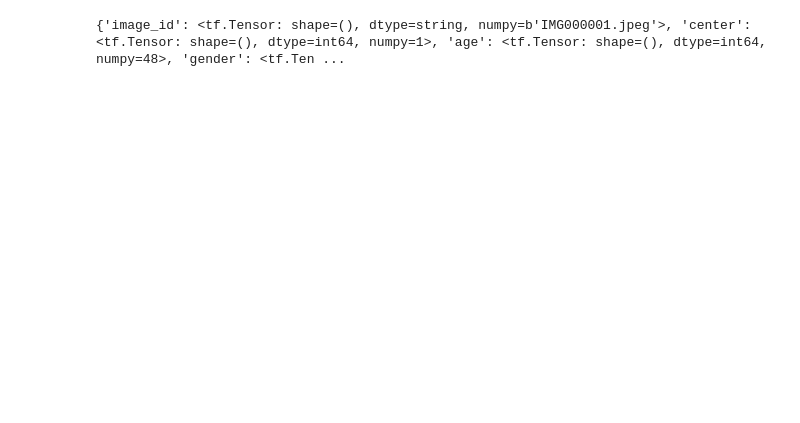
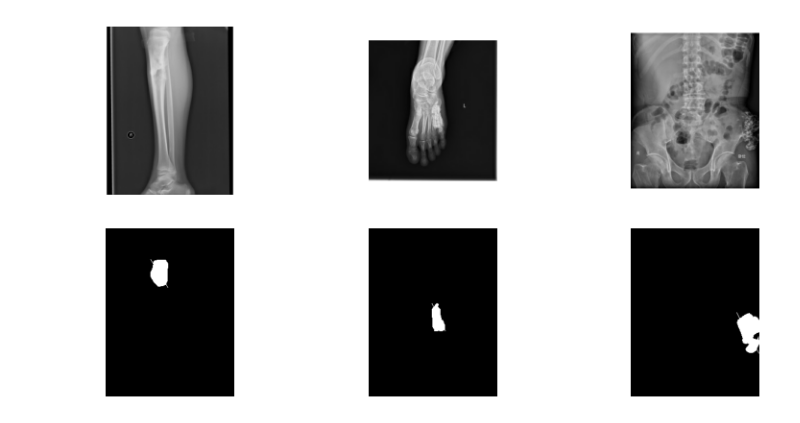
Before and after one commit to dght1104/CCNLTHD, a Jupyter notebook: Bone_Tumor/train.ipynb, the cells around one changed output. Drawn from its saved outputs; the diff is of its cells as text; code cells hidden in the pictures; blank space fills up the shorter version.

Commit message:
Kaggle Notebook | training_mask_segnet | Version 2

```diff
--- a/Bone_Tumor/train.ipynb
+++ b/Bone_Tumor/train.ipynb
@@ -4,21 +11,7 @@ import pandas as pd
 # %%
-# Đọc tệp Excel bằng pandas
+# Đọc tệp Excel vào DataFrame
 file_path = "/kaggle/input/btxrd-v3/classification.xlsx"  # Đường dẫn đến file Excel
+df = pd.read_excel(file_path)
+
+img_directory = '/kaggle/input/btxrd-v3/images'
+mask_directory = '/kaggle/input/btxrd-v3/masks'
-# %%
-df = pd.read_excel(file_path)
-
-# Xử lý giá trị NaN bằng cách điền 0 (hoặc giá trị khác phù hợp)
-df = df.fillna(0)
-
-# Chuyển đổi toàn bộ cột kiểu object (chuỗi) thành string để tránh lỗi
-for col in df.select_dtypes(include=['object']).columns:
-    df[col] = df[col].astype(str)
-
-# Chuyển DataFrame thành dataset
-dataset = tf.data.Dataset.from_tensor_slices(dict(df))
-
-# Kiểm tra dataset
-for data in dataset.take(1):
-    print(data)
-# %% [output]
-{'image_id': <tf.Tensor: shape=(), dtype=string, numpy=b'IMG000001.jpeg'>, 'center': <tf.Tensor: shape=(), dtype=int64, numpy=1>, 'age': <tf.Tensor: shape=(), dtype=int64, numpy=48>, 'gender': <tf.Ten ...
@@ -24,0 +43,40 @@ for data in dataset.take(1):
+# %%
+def load_image_and_mask(image_path, mask_path):
+    image = tf.io.read_file(image_path)
+    image = tf.image.decode_jpeg(image, channels=3)
+    image = tf.image.convert_image_dtype(image, tf.float32)
+
+    mask = tf.io.read_file(mask_path)
+    mask = tf.image.decode_png(mask, channels=1)
+    mask = tf.image.convert_image_dtype(mask, tf.float32)
+
+    return image, mask
+
+train_dataset = tf.data.Dataset.from_tensor_slices((df_train['image_path'], df_train['mask_path']))
+train_dataset = train_dataset.map(load_image_and_mask)
+train_dataset = train_dataset.batch(16).prefetch(tf.data.AUTOTUNE)
+
+val_dataset = tf.data.Dataset.from_tensor_slices((df_valid['image_path'], df_valid['mask_path']))
+val_dataset = val_dataset.map(load_image_and_mask)
+val_dataset = val_dataset.batch(16).prefetch(tf.data.AUTOTUNE)
+
+test_dataset = tf.data.Dataset.from_tensor_slices((df_test['image_path'], df_test['mask_path']))
+test_dataset = test_dataset.map(load_image_and_mask)
+test_dataset = test_dataset.batch(16).prefetch(tf.data.AUTOTUNE)
+# %%
+# Lấy một batch từ dataset
+for image_batch, mask_batch in test_dataset.take(1):
+    plt.figure(figsize=(10, 5))
+
+    for i in range(3):  # Hiển thị 3 ảnh đầu tiên
+        plt.subplot(2, 3, i + 1)
+        plt.imshow(image_batch[i].numpy())  # Hiển thị ảnh
+        plt.axis("off")
+
+        plt.subplot(2, 3, i + 4)
+        plt.imshow(mask_batch[i].numpy().squeeze(), cmap="gray")  # Hiển thị mask
+        plt.axis("off")
+
+    plt.show()
+# %% [output]
+[figure, added]
```
Also changed, not shown: parts of 9 cells of this notebook.
